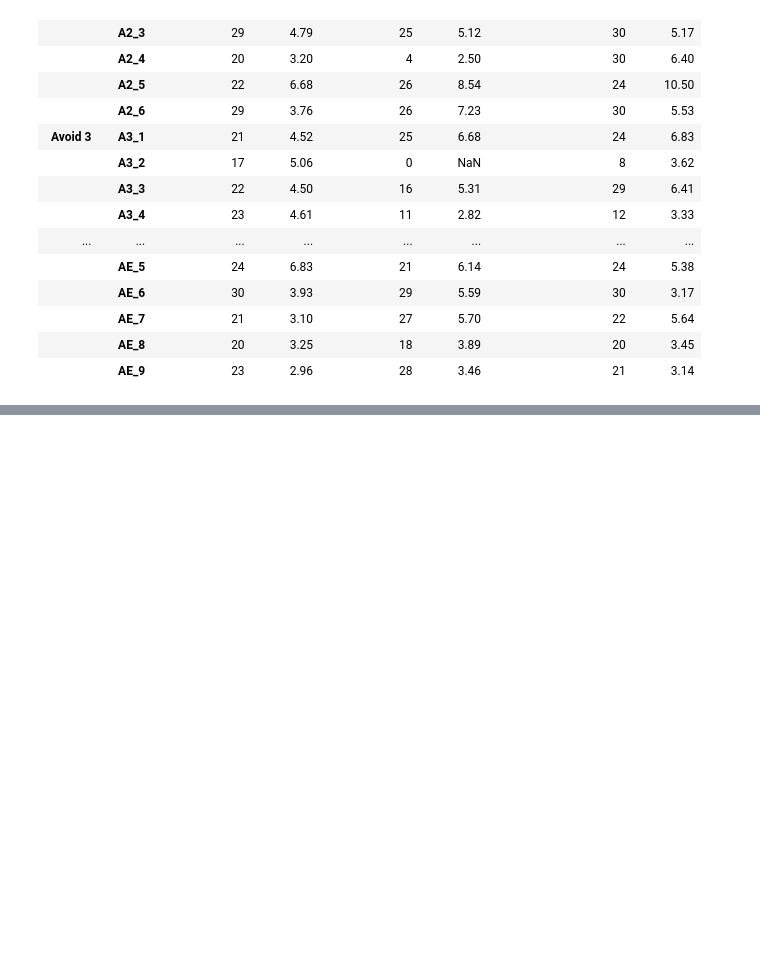
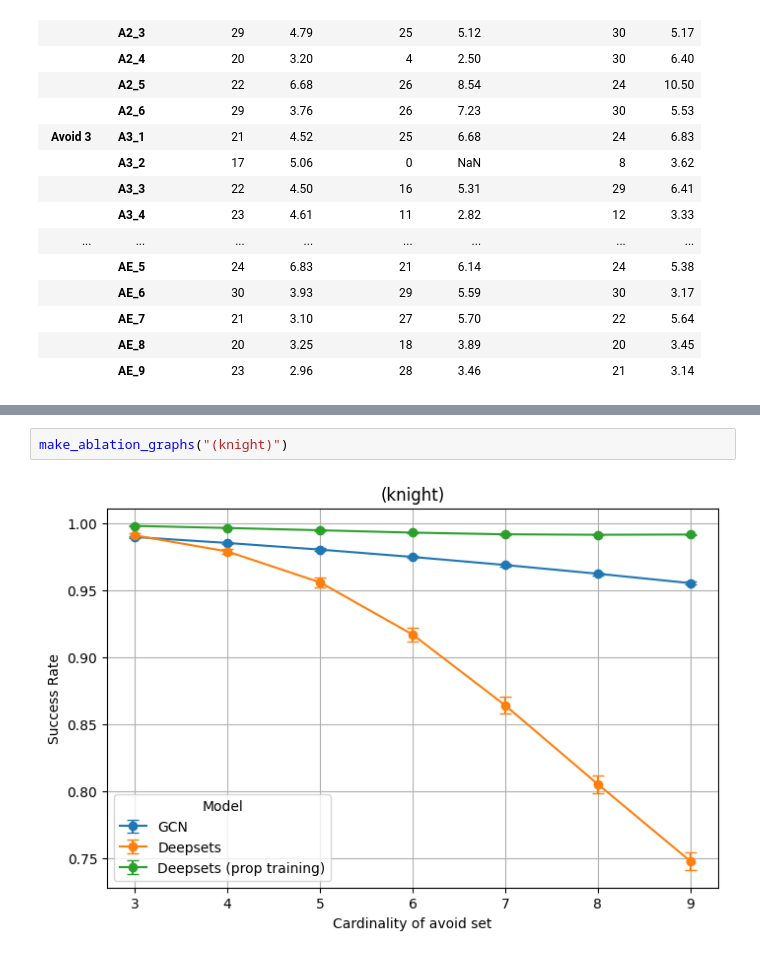
Before and after one commit to mattiagiuri/ltl_gnn, a Jupyter notebook: visualize_results_chess.ipynb, the cells around one changed output, grey strips where cells are left out. Saved outputs shown, nothing was run; the diff lists cells and outputs as text; blank space fills up the shorter version.

```diff
--- a/visualize_results_chess.ipynb
+++ b/visualize_results_chess.ipynb
@@ -176,0 +230,4 @@ read_results("ChessWorld-v2")
+# %%
+make_ablation_graphs("(knight)")
+# %% [output]
+[figure, added]
```
Also changed, not shown: parts of 6 cells of this notebook, 43 other files.
